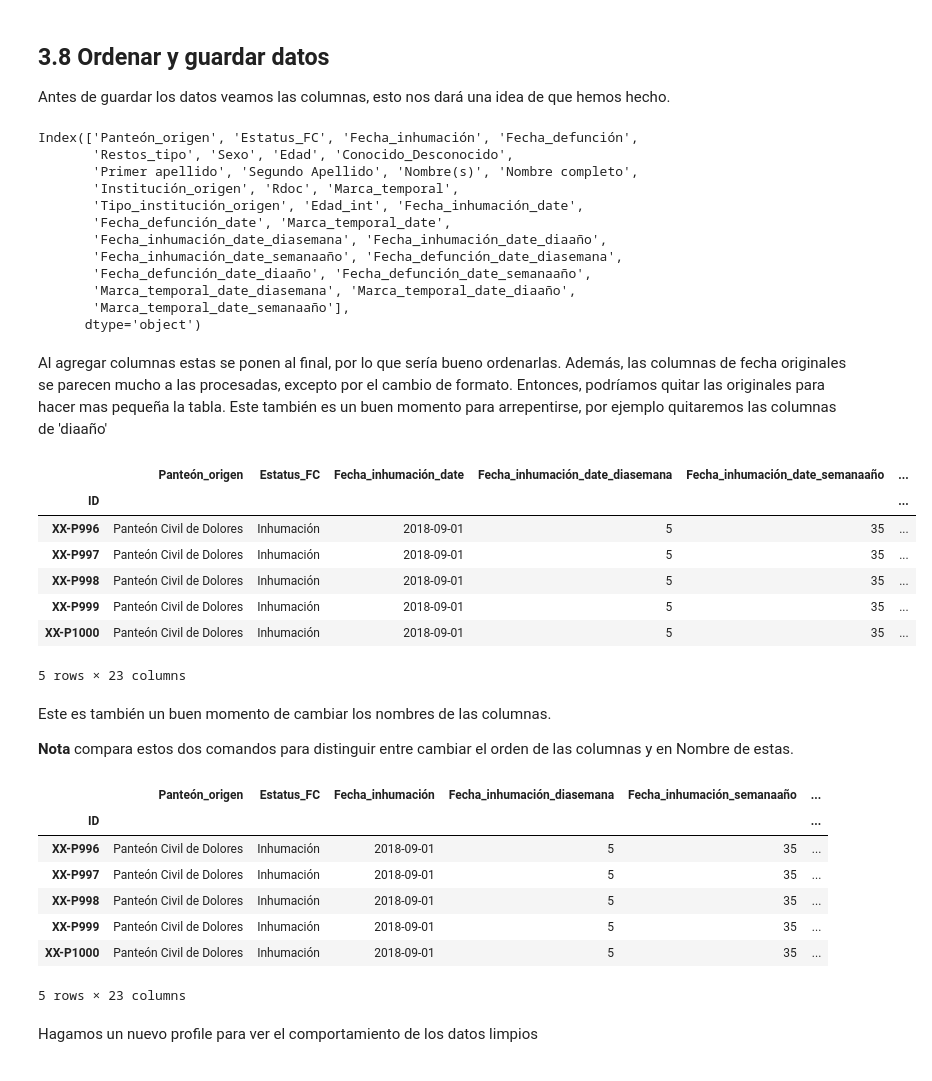
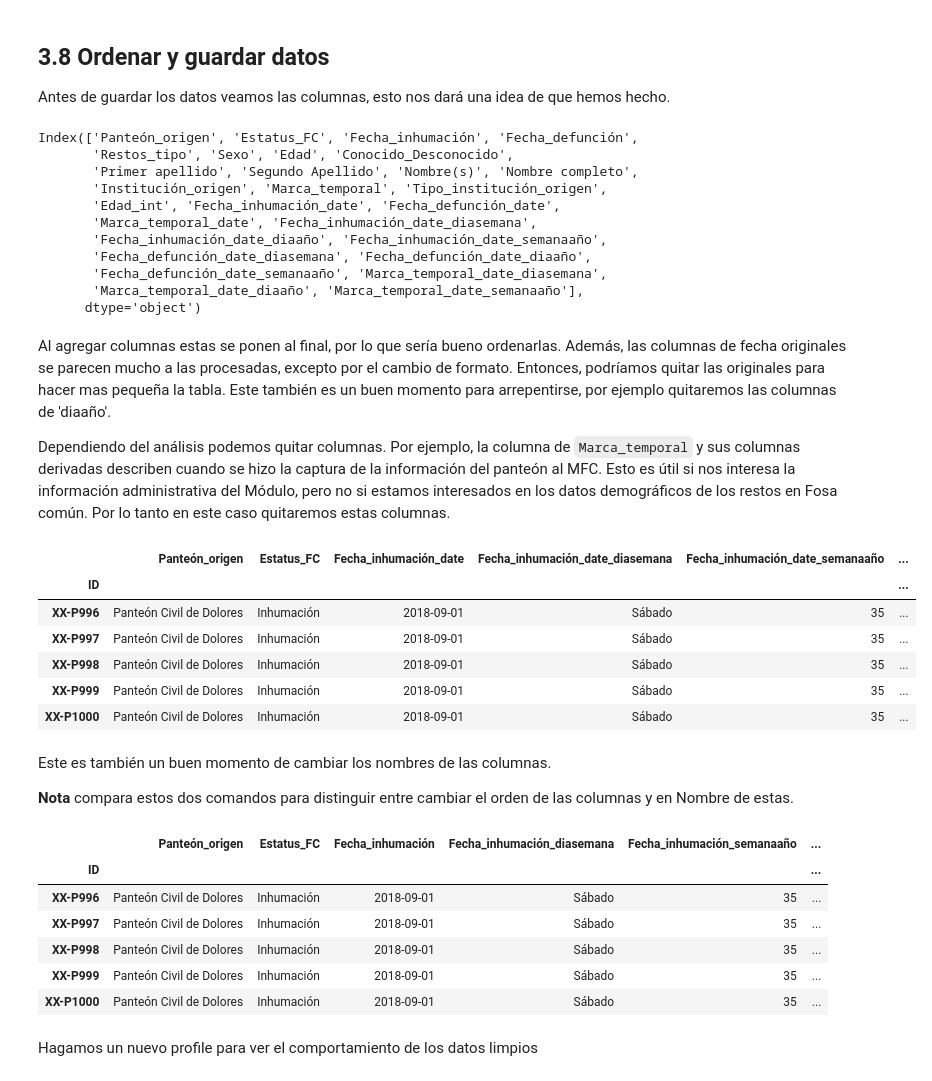
Before and after one commit to mar-esther23/CursoPandas2023, a Jupyter notebook: CP4-Limpieza.ipynb, the cells around one changed output. Saved outputs shown, nothing was run; the diff lists cells and outputs as text; code cells hidden in the pictures.

Commit message:
Ordenando y mejorando limpieza de categoricos

```diff
--- a/CP4-Limpieza.ipynb
+++ b/CP4-Limpieza.ipynb
@@ -180,7 +180,7 @@ Podemos quitar las columnas usando el comando `.drop(axis=1)`. Si lo que queremo
 
 Para guardar estas modificaciones debemos de actualizar el dataframe
 # %%
-col_drop = ['Estado_origen', 'Municipio_origen', ]
+col_drop = ['Estado_origen', 'Municipio_origen', 'Rdoc']
 df = df.drop( col_drop, axis=1)
 df.head()
 # %% [output]
@@ -830,0 +832,3 @@ Name: Tipo_institución_origen, dtype: int64
+# %%
+df['Tipo_institución_origen'] = df['Tipo_institución_origen'].astype("category")
+df['Tipo_institución_origen'].head()
@@ -1186,0 +1210,10 @@ df
+# %%
+dic_semana = {0:'Lunes', 1:'Martes', 2:'Miercoles', 3:'Jueves',
+              4:'Viernes', 5:'Sábado', 6:'Domingo'}
+
+col_weekday = ['Fecha_inhumación_date_diasemana', 'Fecha_defunción_date_diasemana',
+               'Marca_temporal_date_diasemana']
+
+for col in col_weekday:
+    df[col] = df[col].replace(dic_semana)
+df
@@ -1186,0 +1237,8 @@ df
+# %%
+orden_semana = ['Lunes', 'Martes', 'Miercoles', 'Jueves',
+                'Viernes', 'Sábado', 'Domingo']
+orden_semana = CategoricalDtype(categories=orden_semana, ordered=True)
+
+for col in col_weekday:
+    df[col] = df[col].astype( orden_semana )
+df.dtypes
@@ -1194,35 +1270,34 @@ df.columns
 Index(['Panteón_origen', 'Estatus_FC', 'Fecha_inhumación', 'Fecha_defunción',
        'Restos_tipo', 'Sexo', 'Edad', 'Conocido_Desconocido',
        'Primer apellido', 'Segundo Apellido', 'Nombre(s)', 'Nombre completo',
-       'Institución_origen', 'Rdoc', 'Marca_temporal',
-       'Tipo_institución_origen', 'Edad_int', 'Fecha_inhumación_date',
-       'Fecha_defunción_date', 'Marca_temporal_date',
-       'Fecha_inhumación_date_diasemana', 'Fecha_inhumación_date_diaaño',
-       'Fecha_inhumación_date_semanaaño', 'Fecha_defunción_date_diasemana',
-       'Fecha_defunción_date_diaaño', 'Fecha_defunción_date_semanaaño',
-       'Marca_temporal_date_diasemana', 'Marca_temporal_date_diaaño',
-       'Marca_temporal_date_semanaaño'],
+       'Institución_origen', 'Marca_temporal', 'Tipo_institución_origen',
+       'Edad_int', 'Fecha_inhumación_date', 'Fecha_defunción_date',
+       'Marca_temporal_date', 'Fecha_inhumación_date_diasemana',
+       'Fecha_inhumación_date_diaaño', 'Fecha_inhumación_date_semanaaño',
+       'Fecha_defunción_date_diasemana', 'Fecha_defunción_date_diaaño',
+       'Fecha_defunción_date_semanaaño', 'Marca_temporal_date_diasemana',
+       'Marca_temporal_date_diaaño', 'Marca_temporal_date_semanaaño'],
       dtype='object')
 # %% [markdown]
-Al agregar columnas estas se ponen al final, por lo que sería bueno ordenarlas. Además, las columnas de fecha originales se parecen mucho a las procesadas, excepto por el cambio de formato. Entonces, podríamos quitar las originales para hacer mas pequeña la tabla. Este también es un buen momento para arrepentirse, por ejemplo quitaremos las columnas de 'diaaño'
+Al agregar columnas estas se ponen al final, por lo que sería bueno ordenarlas. Además, las columnas de fecha originales se parecen mucho a las procesadas, excepto por el cambio de formato. Entonces, podríamos quitar las originales para hacer mas pequeña la tabla. Este también es un buen momento para arrepentirse, por ejemplo quitaremos las columnas de 'diaaño'.
+
+Dependiendo del análisis podemos quitar columnas. Por ejemplo, la columna de `Marca_temporal` y sus columnas derivadas describen cuando se hizo la captura de la información del panteón al MFC. Esto es útil si nos interesa la información administrativa del Módulo, pero no si estamos interesados en los datos demográficos de los restos en Fosa común. Por lo tanto en este caso quitaremos estas columnas.
 # %%
 df = df[['Panteón_origen', 'Estatus_FC',
          'Fecha_inhumación_date', 'Fecha_inhumación_date_diasemana', 'Fecha_inhumación_date_semanaaño',
          'Fecha_defunción_date', 'Fecha_defunción_date_diasemana', 'Fecha_defunción_date_semanaaño',
          'Restos_tipo', 'Sexo', 'Edad', 'Edad_int',  'Conocido_Desconocido',
          'Primer apellido', 'Segundo Apellido', 'Nombre(s)', 'Nombre completo',
-         'Institución_origen', 'Tipo_institución_origen', 'Rdoc',
-         'Marca_temporal_date', 'Marca_temporal_date_diasemana', 'Marca_temporal_date_semanaaño']]
+         'Institución_origen', 'Tipo_institución_origen']]
 df.tail()
 # %% [output]
 |  | Panteón_origen | Estatus_FC | Fecha_inhumación_date | Fecha_inhumación_date_diasemana | Fecha_inhumación_date_semanaaño | ... |
 | ID |  |  |  |  |  | ... |
-| XX-P996 | Panteón Civil de Dolores | Inhumación | 2018-09-01 | 5 | 35 | ... |
-| XX-P997 | Panteón Civil de Dolores | Inhumación | 2018-09-01 | 5 | 35 | ... |
-| XX-P998 | Panteón Civil de Dolores | Inhumación | 2018-09-01 | 5 | 35 | ... |
-| XX-P999 | Panteón Civil de Dolores | Inhumación | 2018-09-01 | 5 | 35 | ... |
-| XX-P1000 | Panteón Civil de Dolores | Inhumación | 2018-09-01 | 5 | 35 | ... |
+| XX-P996 | Panteón Civil de Dolores | Inhumación | 2018-09-01 | Sábado | 35 | ... |
+| XX-P997 | Panteón Civil de Dolores | Inhumación | 2018-09-01 | Sábado | 35 | ... |
+| XX-P998 | Panteón Civil de Dolores | Inhumación | 2018-09-01 | Sábado | 35 | ... |
+| XX-P999 | Panteón Civil de Dolores | Inhumación | 2018-09-01 | Sábado | 35 | ... |
+| XX-P1000 | Panteón Civil de Dolores | Inhumación | 2018-09-01 | Sábado | 35 | ... |
-5 rows × 23 columns
 # %% [markdown]
 Este es también un buen momento de cambiar los nombres de las columnas.
 
@@ -1233,18 +1308,16 @@ df.columns = ['Panteón_origen', 'Estatus_FC',
               'Fecha_defunción', 'Fecha_defunción_diasemana', 'Fecha_defunción_semanaaño',
               'Restos_tipo', 'Sexo', 'Edad', 'Edad_años',  'Conocido_Desconocido',
               'Primer_apellido', 'Segundo_Apellido', 'Nombres', 'Nombre_completo',
-              'Institución_origen', 'Tipo_institución_origen', 'Rdoc',
-              'Marca_temporal', 'Marca_temporal_diasemana', 'Marca_temporal_semanaaño']
+              'Institución_origen', 'Tipo_institución_origen']
 df.tail()
 # %% [output]
 |  | Panteón_origen | Estatus_FC | Fecha_inhumación | Fecha_inhumación_diasemana | Fecha_inhumación_semanaaño | ... |
 | ID |  |  |  |  |  | ... |
-| XX-P996 | Panteón Civil de Dolores | Inhumación | 2018-09-01 | 5 | 35 | ... |
-| XX-P997 | Panteón Civil de Dolores | Inhumación | 2018-09-01 | 5 | 35 | ... |
-| XX-P998 | Panteón Civil de Dolores | Inhumación | 2018-09-01 | 5 | 35 | ... |
-| XX-P999 | Panteón Civil de Dolores | Inhumación | 2018-09-01 | 5 | 35 | ... |
-| XX-P1000 | Panteón Civil de Dolores | Inhumación | 2018-09-01 | 5 | 35 | ... |
+| XX-P996 | Panteón Civil de Dolores | Inhumación | 2018-09-01 | Sábado | 35 | ... |
+| XX-P997 | Panteón Civil de Dolores | Inhumación | 2018-09-01 | Sábado | 35 | ... |
+| XX-P998 | Panteón Civil de Dolores | Inhumación | 2018-09-01 | Sábado | 35 | ... |
+| XX-P999 | Panteón Civil de Dolores | Inhumación | 2018-09-01 | Sábado | 35 | ... |
+| XX-P1000 | Panteón Civil de Dolores | Inhumación | 2018-09-01 | Sábado | 35 | ... |
-5 rows × 23 columns
 # %% [markdown]
 Hagamos un nuevo profile para ver el comportamiento de los datos limpios
 # %%
```
Also changed, not shown: parts of 17 cells of this notebook, 3 other files.
